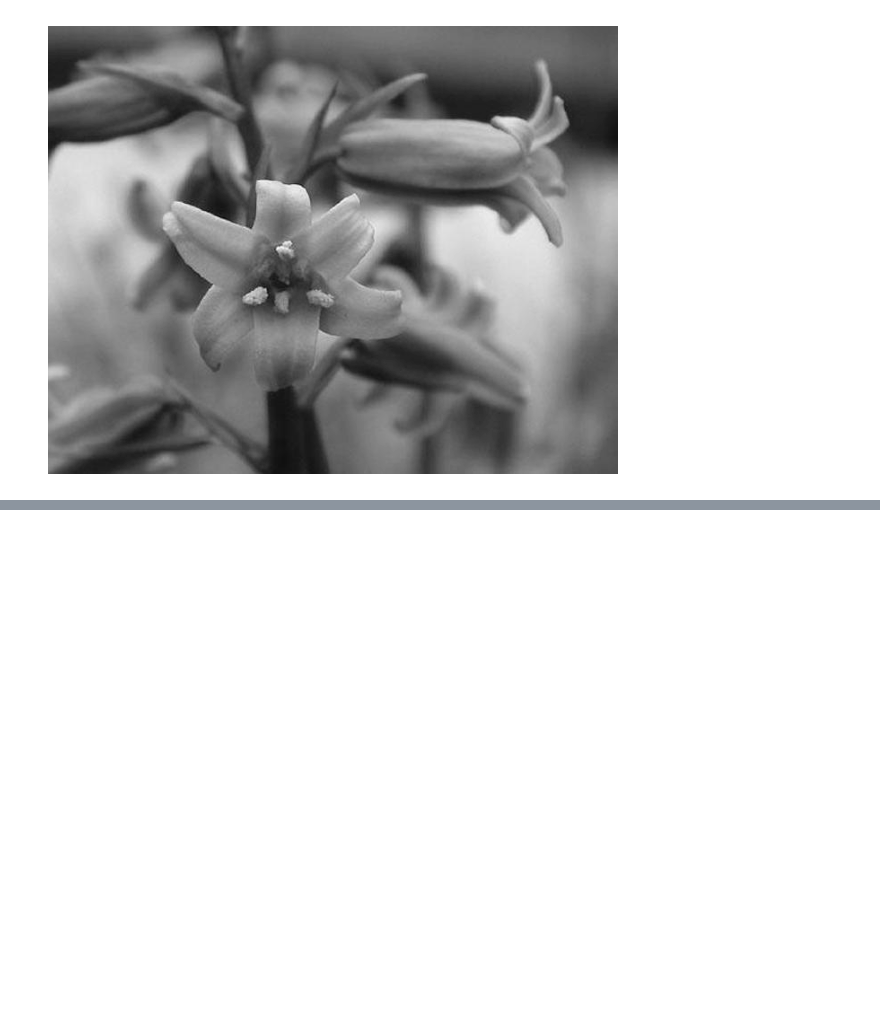
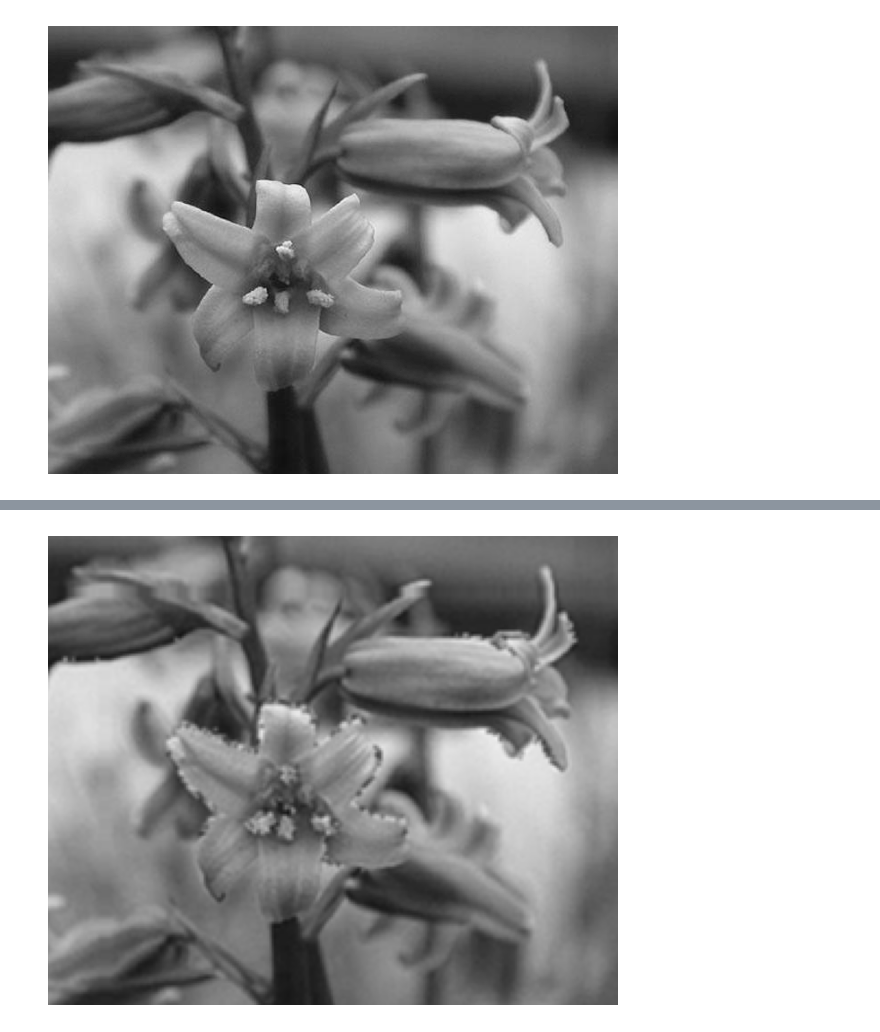
Before and after one commit to amirho3einsedaghati/pyimkernel, a Jupyter notebook: examples/Image Kernels.ipynb, the cells around one changed output, grey strips where cells are left out. Saved outputs shown, nothing was run; the diff lists cells and outputs as text; code cells hidden in the pictures; blank space fills up the shorter version.

```diff
--- a/examples/Image Kernels.ipynb
+++ b/examples/Image Kernels.ipynb
@@ -69,0 +74,5 @@ imkernel.imshow(image=imkernel.apply_filter_on_gray_img(blurred_image, kernel_na
+# %%
+imkernel.imshow(image=imkernel.apply_filter_on_color_img(sharpened_image, kernel_name='soften'),
+                figsize=(6, 6))
+# %% [output]
+[figure, added]
```
Also changed, not shown: parts of 4 cells of this notebook.
